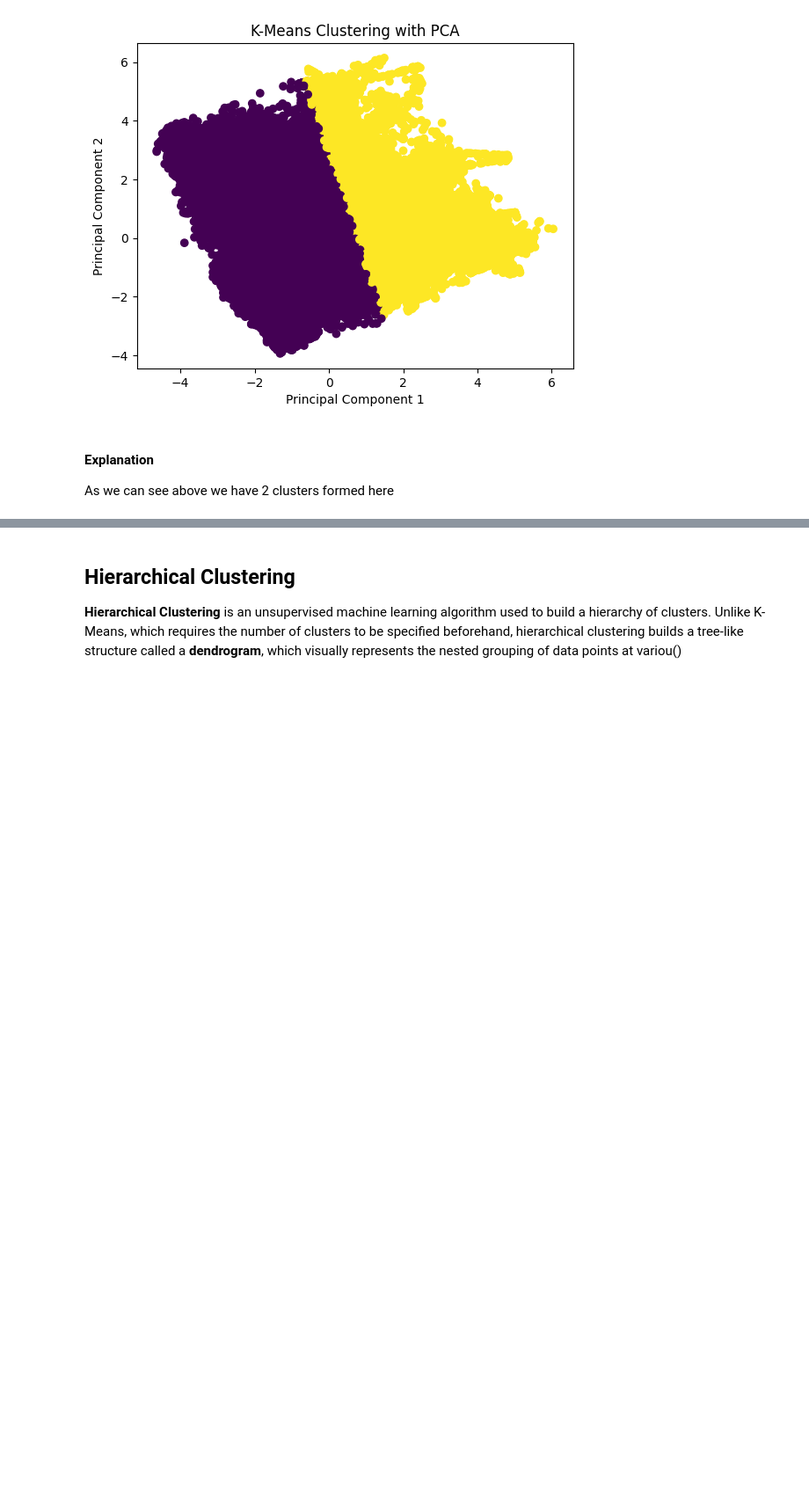
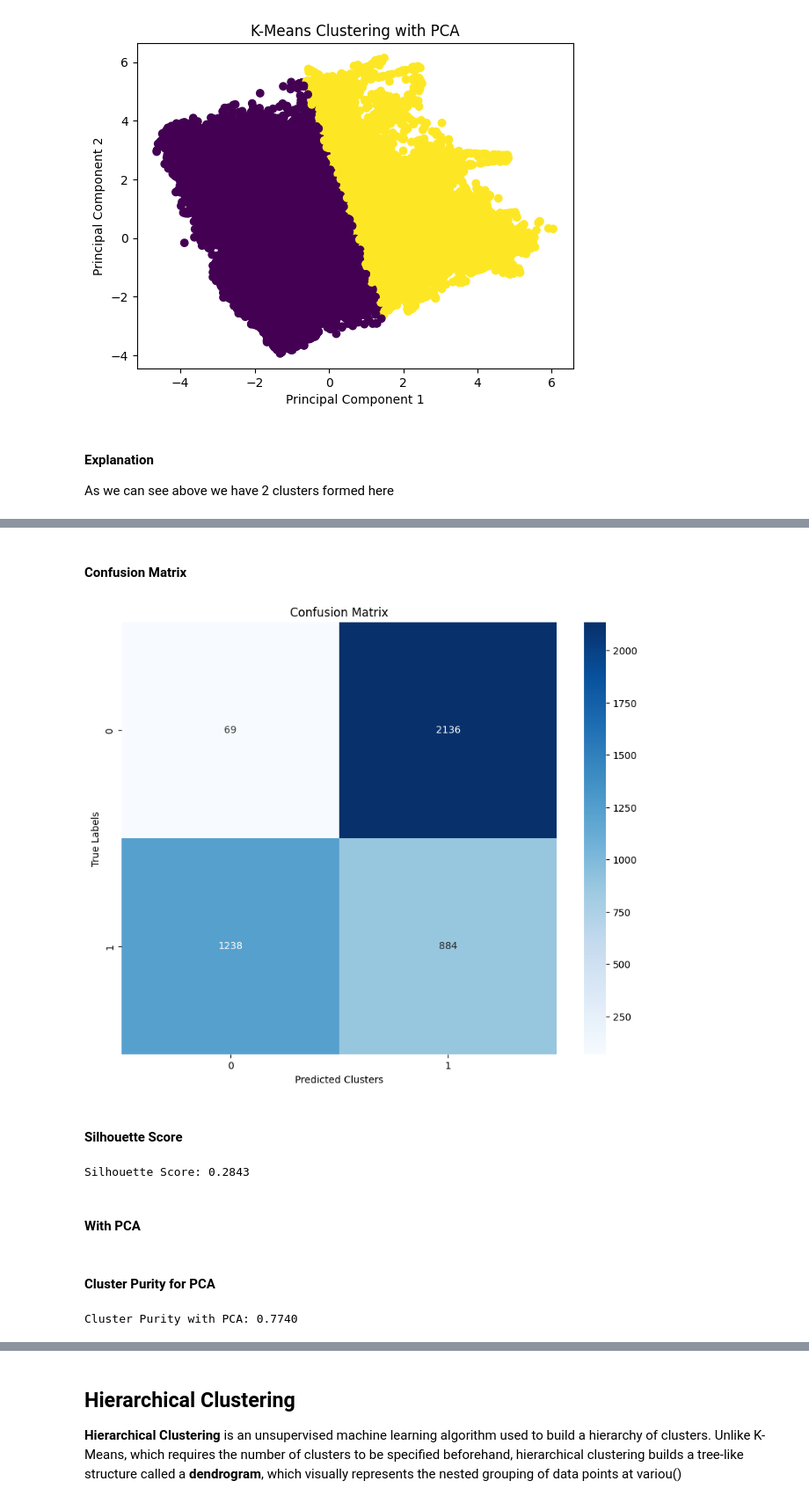
Before and after one commit to sarmadsaleem333/ML-Semester-Project-Crop-Classifier, a Jupyter notebook: ml-project-unsupervised-learning.ipynb, the cells around one changed output, grey strips where cells are left out. Shown at 88% size. Drawn from its saved outputs; the diff is of its cells as text; code cells hidden in the pictures; blank space fills up the shorter version.

```diff
--- a/ml-project-unsupervised-learning.ipynb
+++ b/ml-project-unsupervised-learning.ipynb
@@ -819,0 +873,4 @@ As we can see above we have 2 clusters formed here
+# %%
+# Without PCA
+kmeans_raw_undersampled = KMeans(n_clusters=2, random_state=42)
+kmeans_clusters_raw_undersampled = kmeans_raw_undersampled.fit_predict(non_pca_features_undersampled)
@@ -819,0 +885,19 @@ As we can see above we have 2 clusters formed here
+# %% [markdown]
+#### Confusion Matrix
+# %%
+from sklearn.metrics import silhouette_score
+
+plot_confusion_matrix(kmeans_matrix_raw_undersampled)
+# %% [output]
+[figure, added]
+# %% [markdown]
+#### Silhouette Score
+# %%
+from sklearn.metrics import silhouette_score
+score = silhouette_score(non_pca_features_undersampled, kmeans_clusters_raw_undersampled)
+
+print(f"Silhouette Score: {score:.4f}")
+# %% [output]
+Silhouette Score: 0.2843
+# %% [markdown]
+#### With PCA
@@ -819,0 +908,8 @@ As we can see above we have 2 clusters formed here
+# %% [markdown]
+#### Cluster Purity for PCA
+# %%
+kmeans_purity_pca_undersampled, matrix_kmeans_pca_undersampled= cluster_purity(data_undersampled_scaled["CropType_rice"], kmeans_clusters_pca_undersampled)
+
+print(f"Cluster Purity with PCA: {kmeans_purity_pca_undersampled:.4f}")
+# %% [output]
+Cluster Purity with PCA: 0.7740
```
Also changed, not shown: parts of 89 cells of this notebook.
